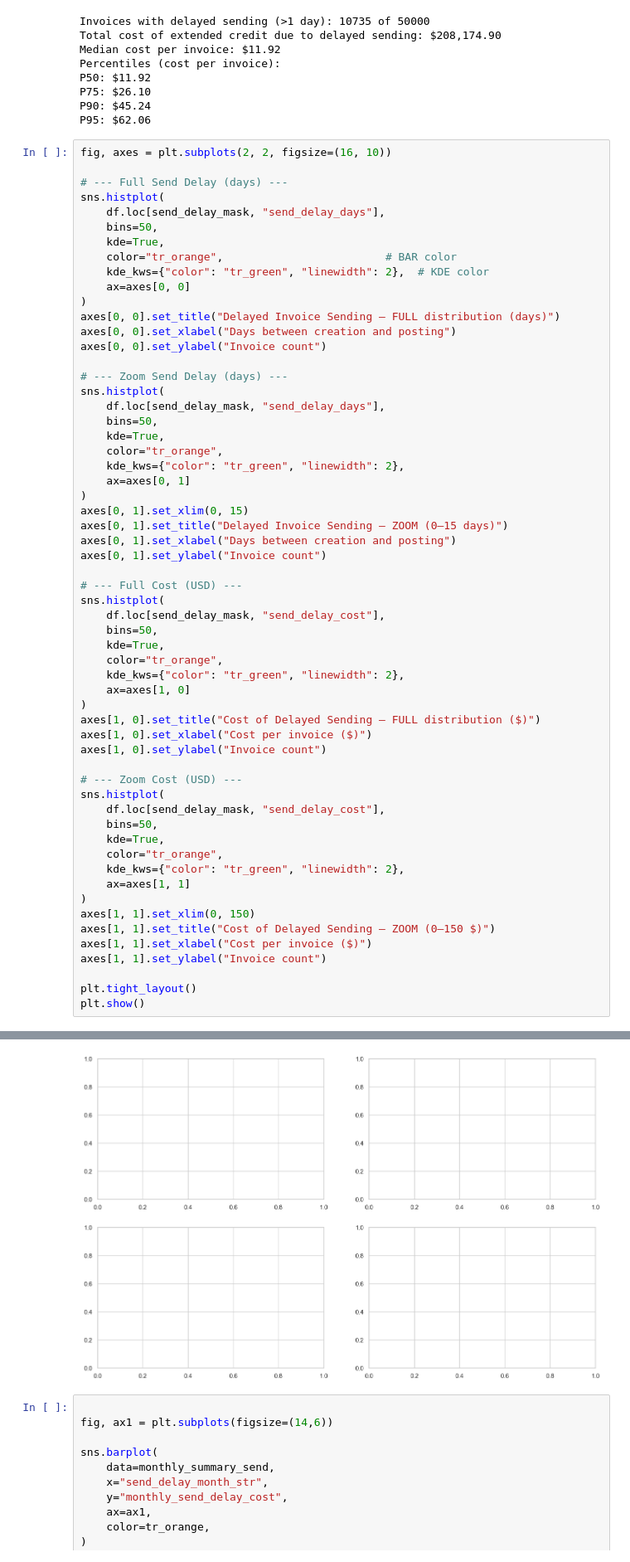
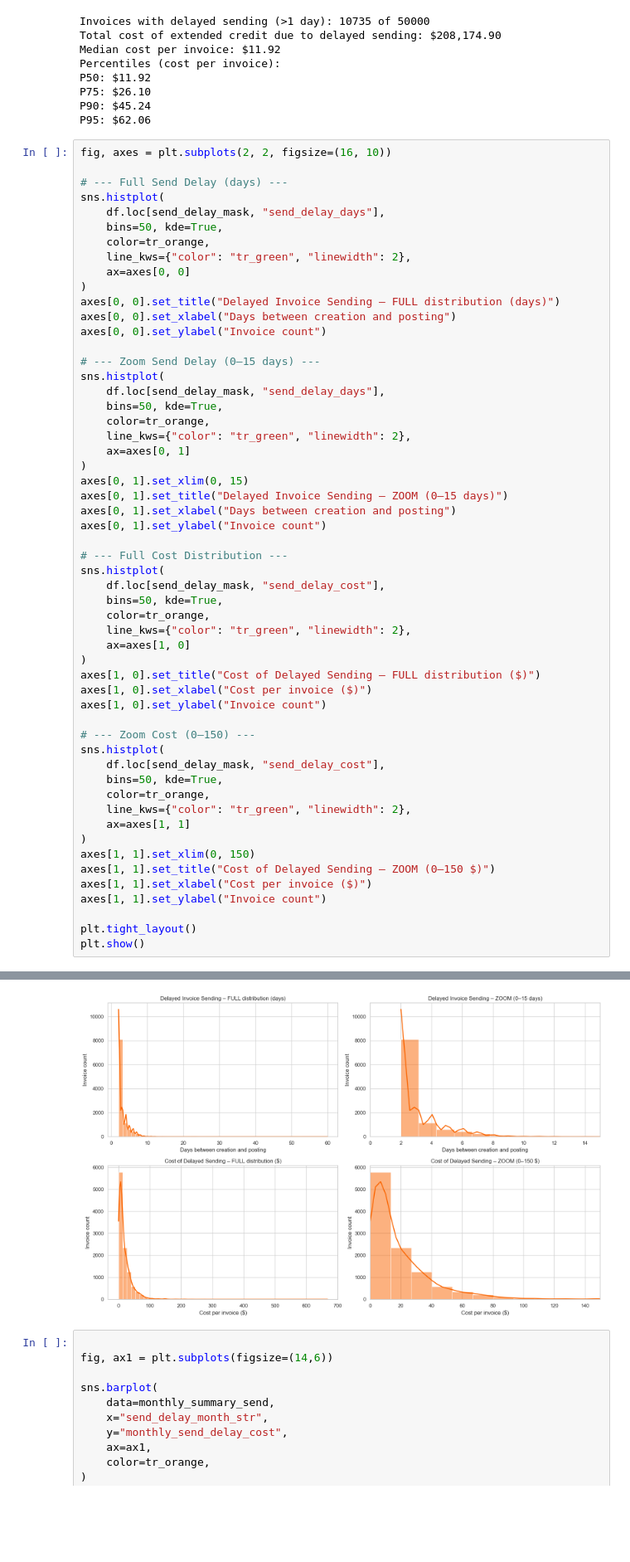
Before and after one commit to shortleif/pgro_repo, a Jupyter notebook: b2b_invoice_merge.ipynb, the cells around one changed output, grey strips where cells are left out. Shown at 83% size. Cells and saved outputs as stored; diff of their text form; blank space fills up the shorter version.

```diff
--- a/b2b_invoice_merge.ipynb
+++ b/b2b_invoice_merge.ipynb
@@ -699,23 +710,21 @@ fig, axes = plt.subplots(2, 2, figsize=(16, 10))
 # --- Full Send Delay (days) ---
 sns.histplot(
     df.loc[send_delay_mask, "send_delay_days"],
-    bins=50,
-    kde=True,
-    color="tr_orange",                         # BAR color
-    kde_kws={"color": "tr_green", "linewidth": 2},  # KDE color
+    bins=50, kde=True,
+    color=tr_orange,
+    line_kws={"color": "tr_green", "linewidth": 2},
     ax=axes[0, 0]
 )
 axes[0, 0].set_title("Delayed Invoice Sending – FULL distribution (days)")
 axes[0, 0].set_xlabel("Days between creation and posting")
 axes[0, 0].set_ylabel("Invoice count")
 
-# --- Zoom Send Delay (days) ---
+# --- Zoom Send Delay (0–15 days) ---
 sns.histplot(
     df.loc[send_delay_mask, "send_delay_days"],
-    bins=50,
-    kde=True,
-    color="tr_orange",
-    kde_kws={"color": "tr_green", "linewidth": 2},
+    bins=50, kde=True,
+    color=tr_orange,
+    line_kws={"color": "tr_green", "linewidth": 2},
     ax=axes[0, 1]
 )
 axes[0, 1].set_xlim(0, 15)
@@ -723,26 +732,24 @@ axes[0, 1].set_title("Delayed Invoice Sending – ZOOM (0–15 days)")
 axes[0, 1].set_xlabel("Days between creation and posting")
 axes[0, 1].set_ylabel("Invoice count")
 
-# --- Full Cost (USD) ---
+# --- Full Cost Distribution ---
 sns.histplot(
     df.loc[send_delay_mask, "send_delay_cost"],
-    bins=50,
-    kde=True,
-    color="tr_orange",
-    kde_kws={"color": "tr_green", "linewidth": 2},
+    bins=50, kde=True,
+    color=tr_orange,
+    line_kws={"color": "tr_green", "linewidth": 2},
     ax=axes[1, 0]
 )
 axes[1, 0].set_title("Cost of Delayed Sending – FULL distribution ($)")
 axes[1, 0].set_xlabel("Cost per invoice ($)")
 axes[1, 0].set_ylabel("Invoice count")
 
-# --- Zoom Cost (USD) ---
+# --- Zoom Cost (0–150) ---
 sns.histplot(
     df.loc[send_delay_mask, "send_delay_cost"],
-    bins=50,
-    kde=True,
-    color="tr_orange",
-    kde_kws={"color": "tr_green", "linewidth": 2},
+    bins=50, kde=True,
+    color=tr_orange,
+    line_kws={"color": "tr_green", "linewidth": 2},
     ax=axes[1, 1]
 )
 axes[1, 1].set_xlim(0, 150)
@@ -757,4 +763,4 @@ TypeError: KDE.__init__() got an unexpected keyword argument 'color'
-[figure, old version]
+[figure, new version]
 # %%
 
 fig, ax1 = plt.subplots(figsize=(14,6))
```
Also changed, not shown: parts of 3 cells of this notebook, 1 other file.
